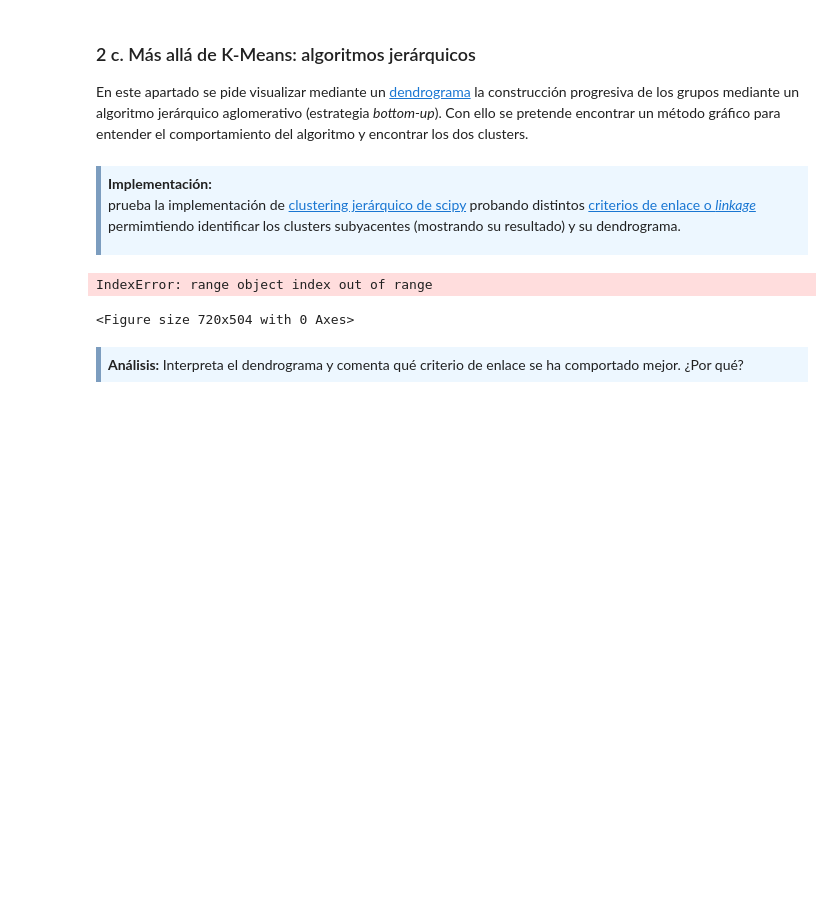
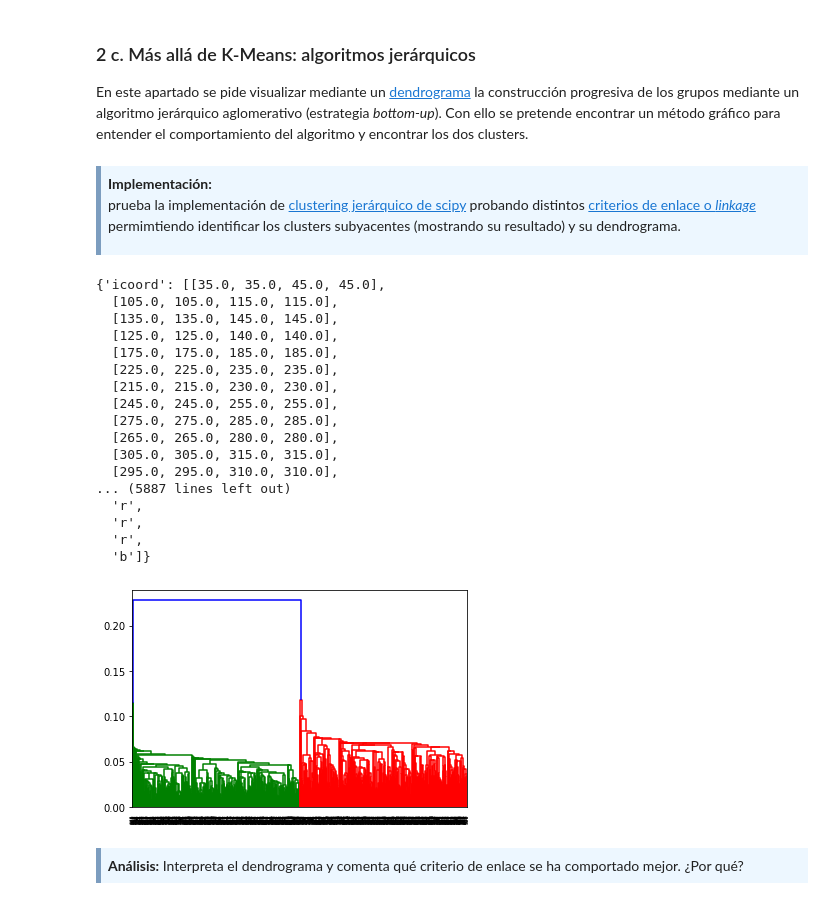
Before and after one commit to VictorColome/MD2_PEC2, a Jupyter notebook: victorcolomec-PEC2.ipynb, the cells around one changed output. Cells and saved outputs as stored; diff of their text form; code cells hidden in the pictures; blank space fills up the shorter version.

```diff
--- a/victorcolomec-PEC2.ipynb
+++ b/victorcolomec-PEC2.ipynb
@@ -351,22 +388,29 @@ En este apartado se pide visualizar mediante un [dendrograma](https://en.wikiped
 prueba la implementación de <a href="https://docs.scipy.org/doc/scipy/reference/cluster.hierarchy.html">clustering jerárquico de scipy</a> probando distintos <a href="https://en.wikipedia.org/wiki/Hierarchical_clustering#Linkage_criteria">criterios de enlace o <i>linkage</i></a> permimtiendo identificar los clusters subyacentes (mostrando su resultado) y su dendrograma.
 </div>
 # %%
-from scipy.cluster.hierarchy import dendrogram, linkage
+from scipy.cluster.hierarchy import dendrogram, linkage, cut_tree
 
 linked = linkage(X, 'single')
-
-labelList = range(1, 11)
-
-plt.figure(figsize=(10, 7))
-dendrogram(linked,
-            orientation='top',
-            labels=labelList,
-            distance_sort='descending',
-            show_leaf_counts=True)
-plt.show()
+dendrogram(linked)
 # %% [output]
-IndexError: range object index out of range
+{'icoord': [[35.0, 35.0, 45.0, 45.0],
+  [105.0, 105.0, 115.0, 115.0],
+  [135.0, 135.0, 145.0, 145.0],
+  [125.0, 125.0, 140.0, 140.0],
+  [175.0, 175.0, 185.0, 185.0],
+  [225.0, 225.0, 235.0, 235.0],
+  [215.0, 215.0, 230.0, 230.0],
+  [245.0, 245.0, 255.0, 255.0],
+  [275.0, 275.0, 285.0, 285.0],
+  [265.0, 265.0, 280.0, 280.0],
+  [305.0, 305.0, 315.0, 315.0],
+  [295.0, 295.0, 310.0, 310.0],
+... (5887 lines left out)
+  'r',
+  'r',
+  'r',
+  'b']}
-<Figure size 720x504 with 0 Axes>
+[figure, added]
 # %% [markdown]
 <div style="background-color: #EDF7FF; border-color: #7C9DBF; border-left: 5px solid #7C9DBF; padding: 0.5em;">
 <strong>Análisis:</strong> Interpreta el dendrograma y comenta qué criterio de enlace se ha comportado mejor. ¿Por qué?
```
Also changed, not shown: parts of 22 cells of this notebook.
